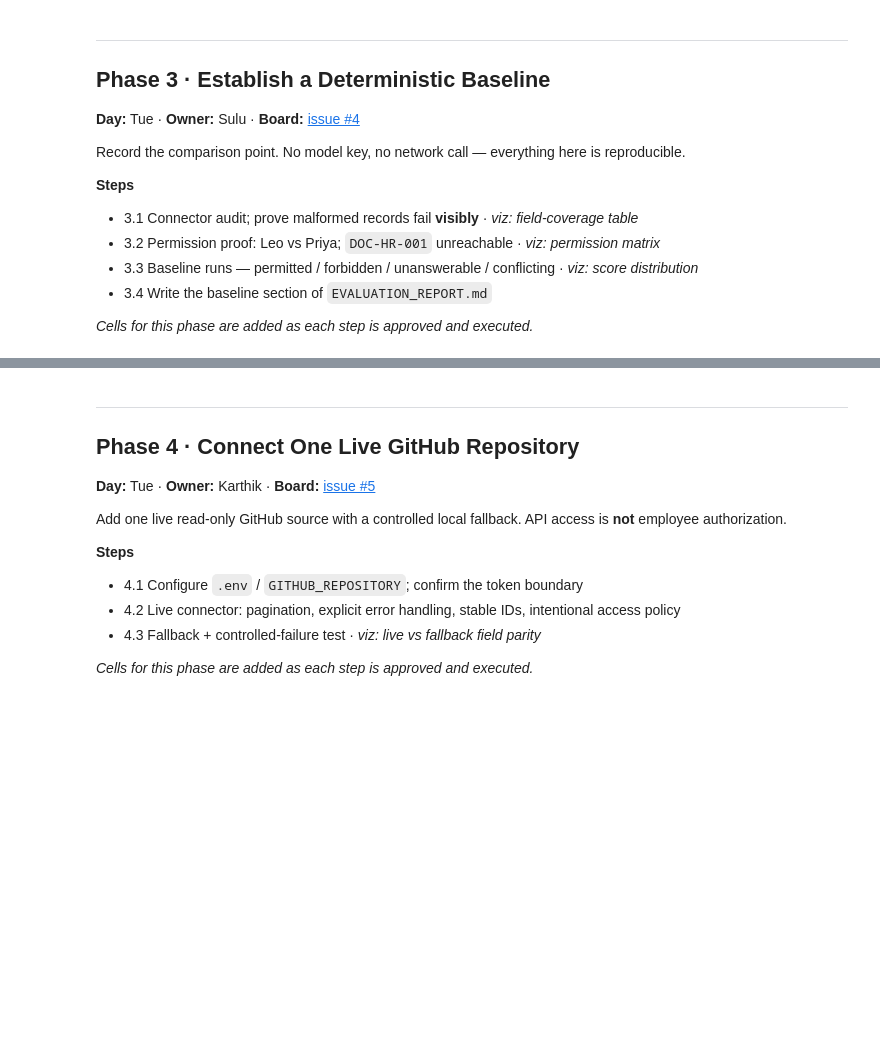
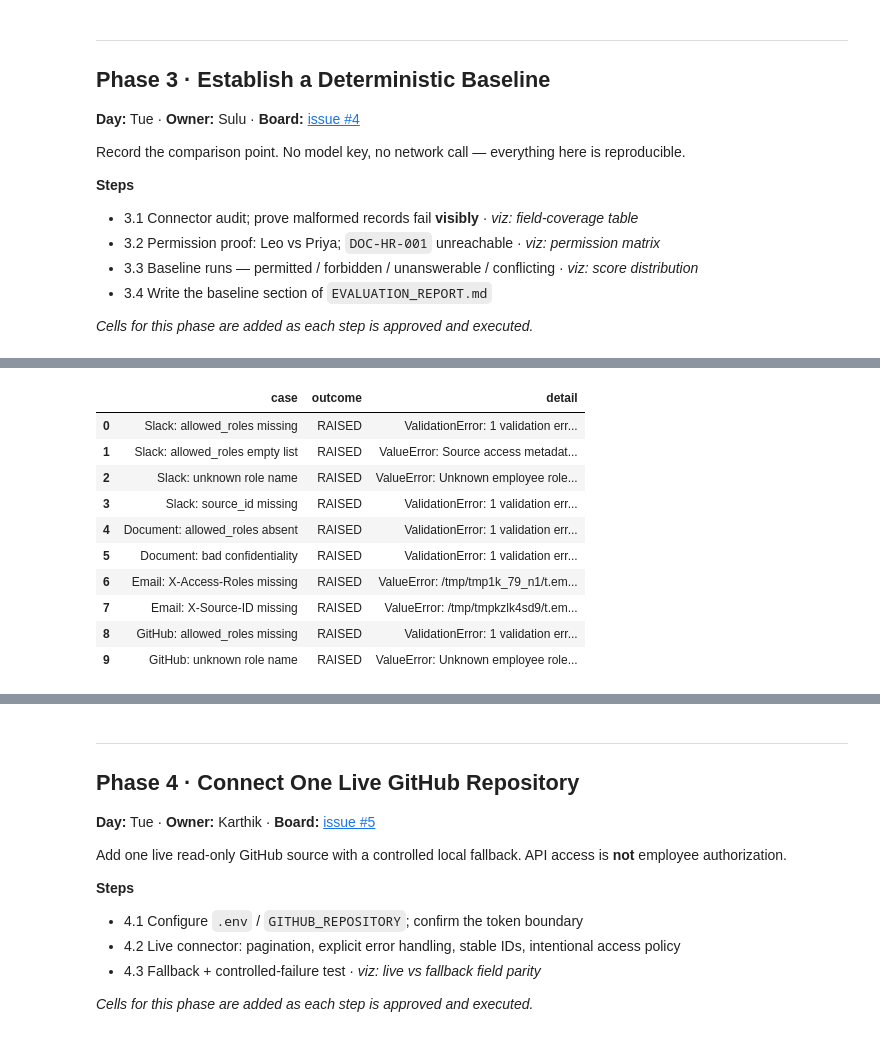
Before and after one commit to sulugambari/ai-agent-project, a Jupyter notebook: notebooks/northstar_build.ipynb, the cells around one changed output, grey strips where cells are left out. Saved outputs shown, nothing was run; the diff lists cells and outputs as text; code cells hidden in the pictures; blank space fills up the shorter version.

```diff
--- a/notebooks/northstar_build.ipynb
+++ b/notebooks/northstar_build.ipynb
@@ -1239,0 +1387,92 @@ Record the comparison point. No model key, no network call — everything here i
+# %%
+# --- Malformed-record behaviour ------------------------------------------
+# WHAT: feed each connector a deliberately broken record and record what happens.
+# WHY:  the required evidence for step 3.1. Three outcomes are possible and only
+#       two are acceptable:
+#         RAISED  - loud failure. Acceptable: someone must fix the source.
+#         DENIED  - parsed but excluded by permissions. Acceptable for access.
+#         SILENT  - accepted, or dropped without complaint. NOT acceptable: the
+#                   record either enters the index unprotected, or vanishes with
+#                   no signal that evidence is missing.
+import json
+import shutil
+import tempfile
+from datetime import datetime, timezone
+
+from company_assistant.connectors import (
+    load_documents, load_emails, load_github_issues, load_slack_messages)
+
+def probe(name, writer, loader):
+    """Write a malformed fixture into a temp dir and report the connector's behaviour."""
+    with tempfile.TemporaryDirectory() as tmp:
+        folder = Path(tmp)
+        writer(folder)
+        try:
+            loaded = loader(folder)
+        except Exception as exc:
+            return {"case": name, "outcome": "RAISED",
+                    "detail": f"{type(exc).__name__}: {str(exc)[:80]}"}
+        return {"case": name, "outcome": "SILENT",
+                "detail": f"accepted or dropped without error; {len(loaded)} record(s) returned"}
+
+SLACK_OK = {"source_id": "SLACK-T-1", "channel": "t", "author": "a",
+            "timestamp": "2026-08-01T00:00:00+00:00", "text": "body",
+            "allowed_roles": ["engineering"]}
+
+def w_slack(mutate):
+    def writer(folder):
+        rec = {**SLACK_OK, **mutate}
+        (folder / "t.json").write_text(json.dumps([rec]), encoding="utf-8")
+    return writer
+
+def w_doc(front):
+    def writer(folder):
+        (folder / "t.md").write_text(f"---\n{front}\n---\n\nbody\n", encoding="utf-8")
+    return writer
+
+def w_email(headers):
+    def writer(folder):
+        (folder / "t.eml").write_text(
+            headers + '\nContent-Type: text/plain; charset="utf-8"\n\nbody\n', encoding="utf-8")
+    return writer
+
+def w_gh(mutate):
+    def writer(folder):
+        rec = {"source_id": "GH-T-1", "number": 1, "title": "t", "body": "b",
+               "state": "open", "author": "a", "updated_at": "2026-08-01T00:00:00+00:00",
+               "allowed_roles": ["engineering"], **mutate}
+        (folder / "t.json").write_text(json.dumps([rec]), encoding="utf-8")
+    return writer
+
+results = [
+    probe("Slack: allowed_roles missing",       w_slack({"allowed_roles": None}),        load_slack_messages),
+    probe("Slack: allowed_roles empty list",    w_slack({"allowed_roles": []}),          load_slack_messages),
+    probe("Slack: unknown role name",           w_slack({"allowed_roles": ["exec"]}),    load_slack_messages),
+    probe("Slack: source_id missing",           w_slack({"source_id": None}),            load_slack_messages),
+    probe("Document: allowed_roles absent",     w_doc("source_id: D-1\ntitle: t\neffective_at: 2026-08-01T00:00:00+00:00"), load_documents),
+    probe("Document: bad confidentiality",      w_doc("source_id: D-1\ntitle: t\neffective_at: 2026-08-01T00:00:00+00:00\nconfidentiality: public\nallowed_roles:\n  - engineering"), load_documents),
+    probe("Email: X-Access-Roles missing",      w_email("From: a@b.c\nSubject: t\nX-Source-ID: E-1\nX-Occurred-At: 2026-08-01T00:00:00+00:00"), load_emails),
+    probe("Email: X-Source-ID missing",         w_email("From: a@b.c\nSubject: t\nX-Access-Roles: engineering\nX-Occurred-At: 2026-08-01T00:00:00+00:00"), load_emails),
+    probe("GitHub: allowed_roles missing",      w_gh({"allowed_roles": None}),           load_github_issues),
+    probe("GitHub: unknown role name",          w_gh({"allowed_roles": ["ops"]}),        load_github_issues),
+]
+malformed = pd.DataFrame(results)
+display(malformed)
+
+silent = malformed[malformed.outcome == "SILENT"]
+print(f"\n{len(malformed)} malformed cases: "
+      f"{(malformed.outcome == 'RAISED').sum()} raised, {len(silent)} silent")
+assert silent.empty, f"silent failures found - evidence could disappear unnoticed:\n{silent}"
+print("every malformed record fails LOUDLY at parse time - none is silently dropped or accepted")
+# %% [output]
+|  | case | outcome | detail |
+| 0 | Slack: allowed_roles missing | RAISED | ValidationError: 1 validation err... |
+| 1 | Slack: allowed_roles empty list | RAISED | ValueError: Source access metadat... |
+| 2 | Slack: unknown role name | RAISED | ValueError: Unknown employee role... |
+| 3 | Slack: source_id missing | RAISED | ValidationError: 1 validation err... |
+| 4 | Document: allowed_roles absent | RAISED | ValidationError: 1 validation err... |
+| 5 | Document: bad confidentiality | RAISED | ValidationError: 1 validation err... |
+| 6 | Email: X-Access-Roles missing | RAISED | ValueError: /tmp/tmp1k_79_n1/t.em... |
+| 7 | Email: X-Source-ID missing | RAISED | ValueError: /tmp/tmpkzlk4sd9/t.em... |
+| 8 | GitHub: allowed_roles missing | RAISED | ValidationError: 1 validation err... |
+| 9 | GitHub: unknown role name | RAISED | ValueError: Unknown employee role... |
```
Also changed, not shown: parts of 5 cells of this notebook, 3 other files.
